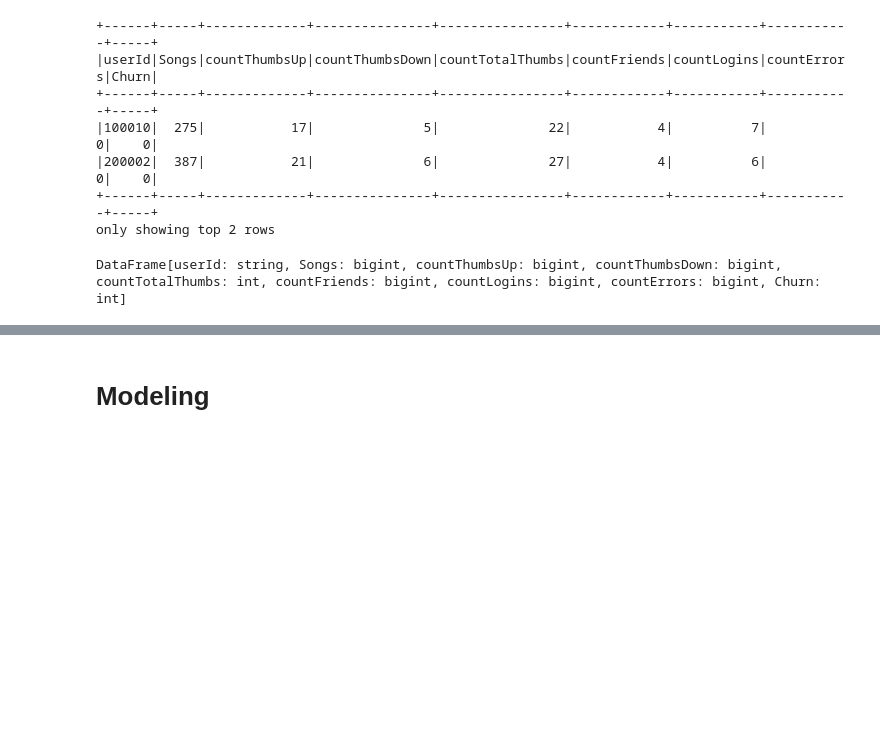
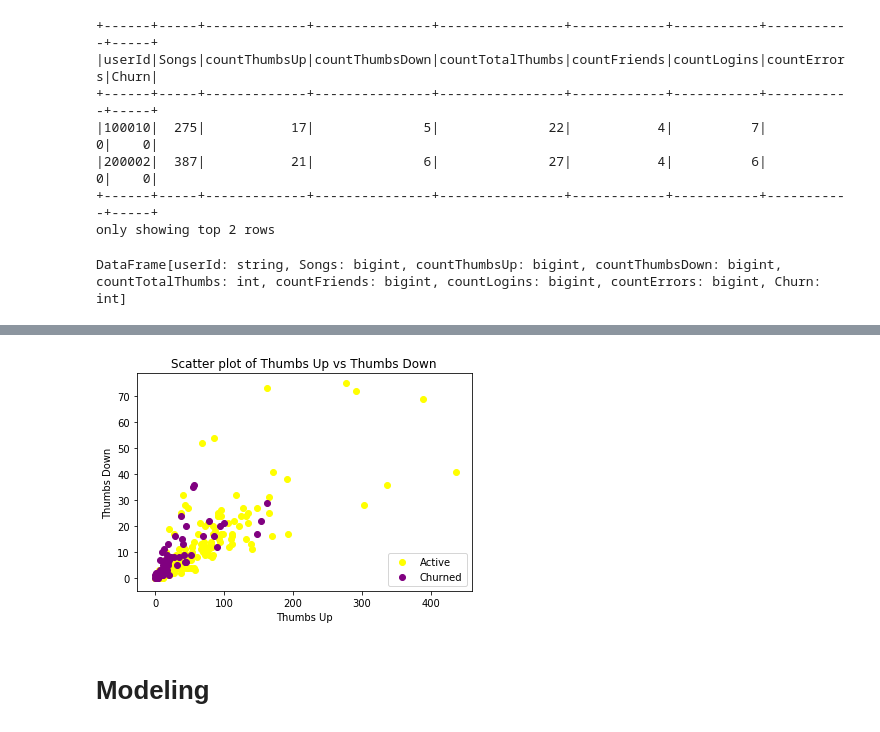
Before and after one commit to amroghoneim/Sparkify-Churn, a Jupyter notebook: Sparkify.ipynb, the cells around one changed output, grey strips where cells are left out. Saved outputs shown, nothing was run; the diff lists cells and outputs as text; code cells hidden in the pictures; blank space fills up the shorter version.

Commit message:
Added minor changes to variables as well as feature visualizations

```diff
--- a/Sparkify.ipynb
+++ b/Sparkify.ipynb
@@ -568,6 +578,3 @@ num_logins_df = user_log\
-# %%
-# joining the previous features and Number of logins feature
-df_song_thumbs_up_down_tot_fr_log = df_song_thumbs_up_down_tot_fr.join(num_logins_df, 'userId')
 # %%
 df_song_thumbs_up_down_tot_fr_log.count()
 # %% [output]
@@ -577,14 +584,14 @@ df_song_thumbs_up_down_tot_fr_log.count()
 # %% [markdown]
 Adding the number of errors each user encountered while using the service
 # %%
-num_errors_df = user_log\
+num_errors = user_log\
                    .filter(user_log.page=="Error")\
                    .groupBy('userId')\
                    .count()\
                    .withColumnRenamed("count","countErrors")
+
+# joining the previous features and Number of errors feature
+df_song_thumbs_up_down_tot_fr_log_err = df_song_thumbs_up_down_tot_fr_log.join(num_errors, 'userId', how='left').fillna(0)
-# %%
-# joining the previous features and Number of errors feature
-df_song_thumbs_up_down_tot_fr_log_err = df_song_thumbs_up_down_tot_fr_log.join(num_errors_df, 'userId', how='left').fillna(0)
 # %% [markdown]
 ### Churn column
 # %% [markdown]
@@ -607,3 +614,7 @@ only showing top 2 rows
 df_song_thumbs_up_down_tot_fr_log_err_ch
 # %% [output]
 DataFrame[userId: string, Songs: bigint, countThumbsUp: bigint, countThumbsDown: bigint, countTotalThumbs: int, countFriends: bigint, countLogins: bigint, countErrors: bigint, Churn: int]
+# %%
+df = df_song_thumbs_up_down_tot_fr_log_err_ch.toPandas()
+churn = df[df.Churn==1]
+noChurn = df[df.Churn==0]
@@ -610,3 +630,16 @@ DataFrame[userId: string, Songs: bigint, countThumbsUp: bigint, countThumbsDown:
+# %%
+plot_dict = {'Active': noChurn.countThumbsUp.values, 'Churned': churn.countThumbsUp.values}
+
+plt.scatter(noChurn.countThumbsUp,noChurn.countThumbsDown,color='yellow',label='Active')
+plt.scatter(churn.countThumbsUp,churn.countThumbsDown,color='purple',label='Churned')
+
+plt.ylabel('Thumbs Down')
+plt.xlabel('Thumbs Up')
+plt.title('Scatter plot of Thumbs Up vs Thumbs Down')
+plt.legend(loc='lower right')
+plt.show()
+# %% [output]
+[figure, added]
 # %% [markdown]
 # Modeling
 # %% [markdown]
```
Also changed, not shown: parts of 30 cells of this notebook.
